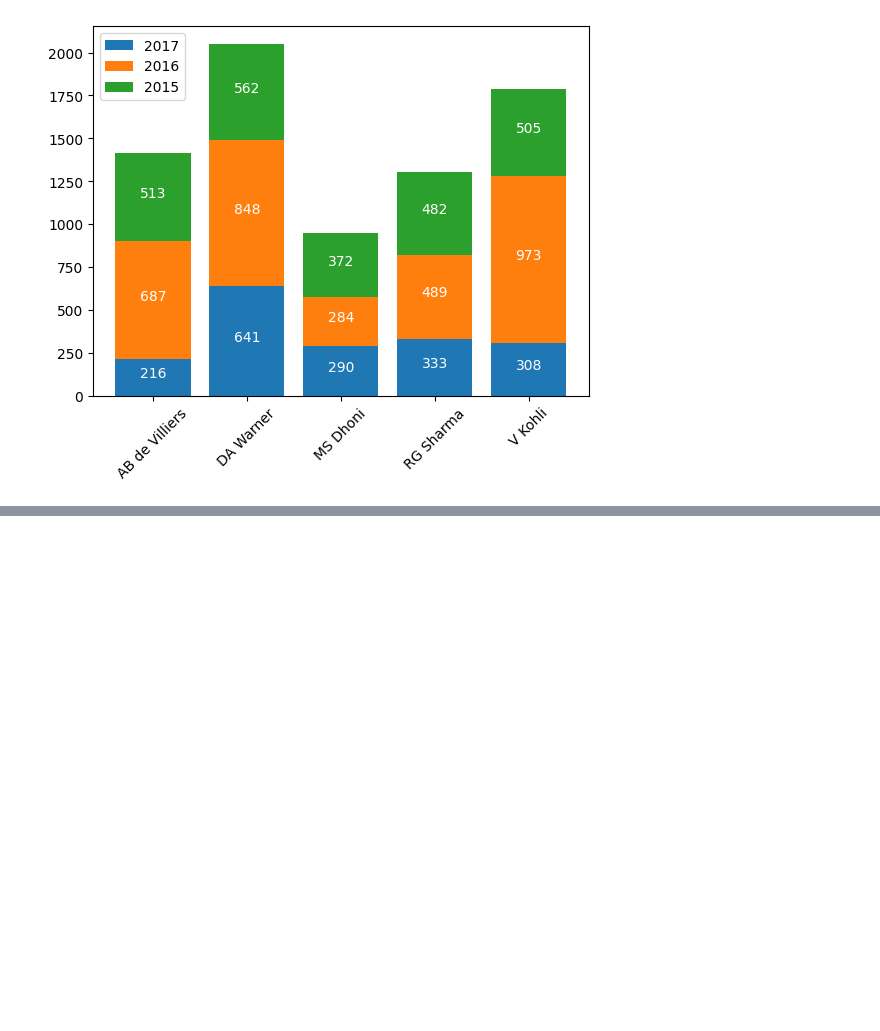
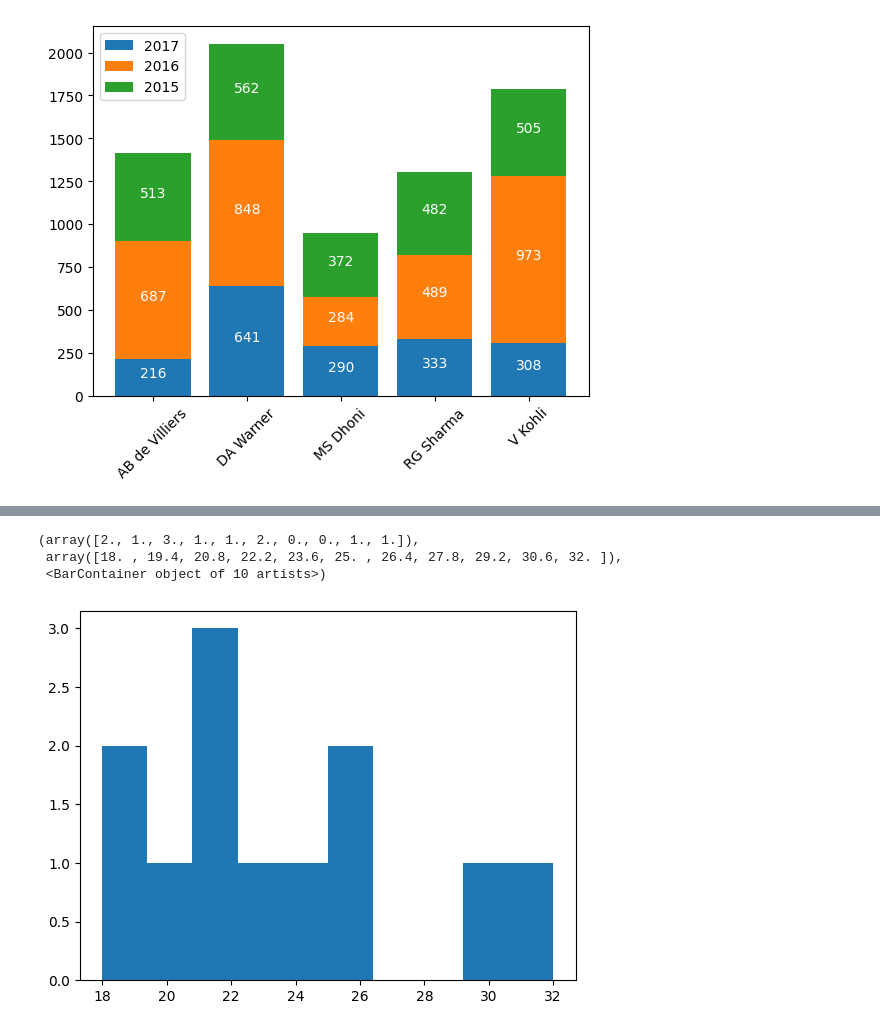
Before and after one commit to BilalWazir033/Ai-Lab, a Jupyter notebook: Ai Course by CampusX/Matplotlib/matplotlib.ipynb, the cells around one changed output, grey strips where cells are left out. Drawn from its saved outputs; the diff is of its cells as text; code cells hidden in the pictures; blank space fills up the shorter version.

Commit message:
histogram 4 of matplotlib

```diff
--- a/Ai Course by CampusX/Matplotlib/matplotlib.ipynb
+++ b/Ai Course by CampusX/Matplotlib/matplotlib.ipynb
@@ -420,0 +426,8 @@ plt.show()
+# %%
+age=[18,20,23,24,25,21,22,30,19,25,22,32]
+plt.hist(age)
+# %% [output]
+(array([2., 1., 3., 1., 1., 2., 0., 0., 1., 1.]),
+ array([18. , 19.4, 20.8, 22.2, 23.6, 25. , 26.4, 27.8, 29.2, 30.6, 32. ]),
+ <BarContainer object of 10 artists>)
+[figure, added]
```
Also changed, not shown: parts of 5 cells of this notebook.
